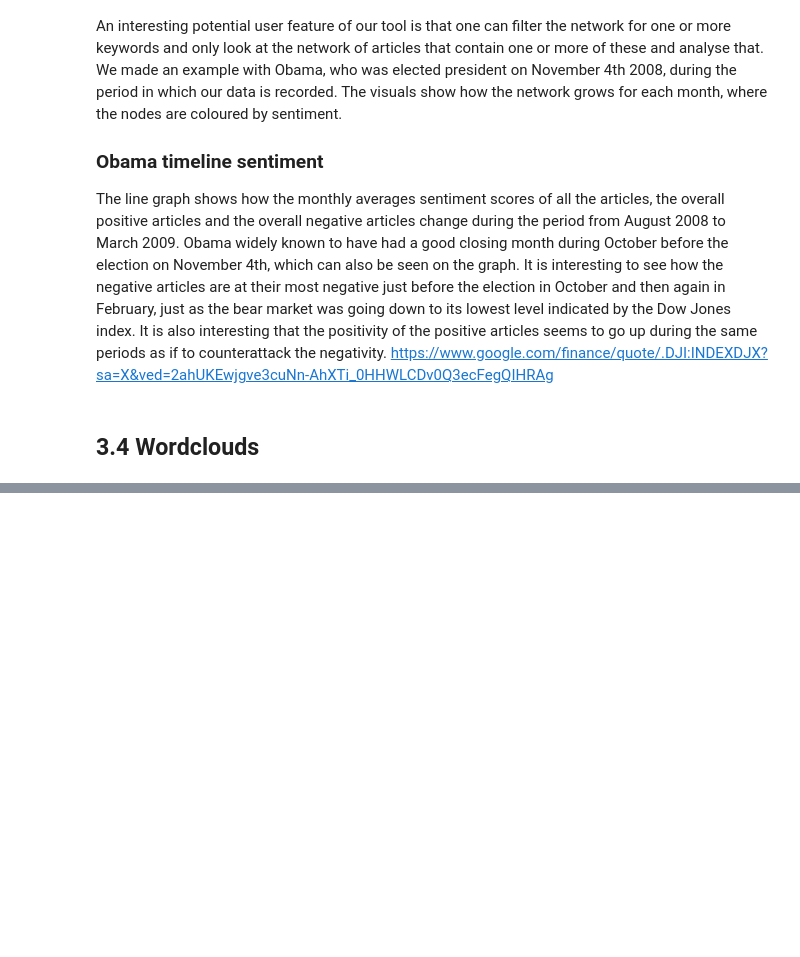
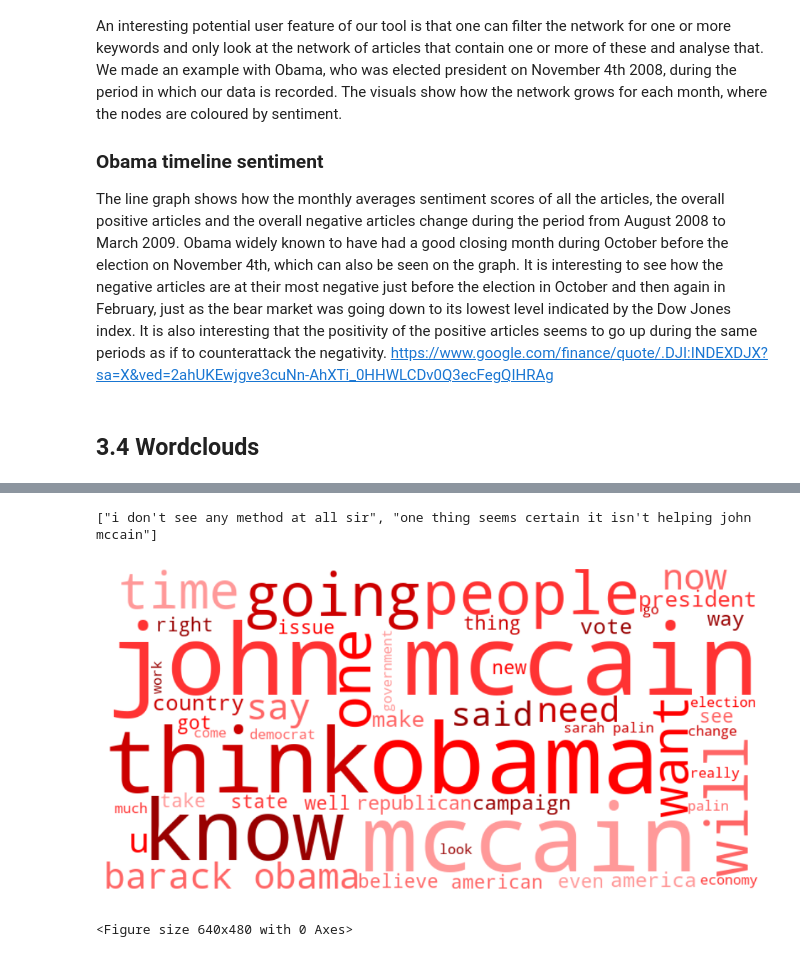
Before and after one commit to Morell1123/FinalProjectAssignment, a Jupyter notebook: Explainer_Notebook.ipynb, the cells around one changed output, grey strips where cells are left out. Drawn from its saved outputs; the diff is of its cells as text; code cells hidden in the pictures; blank space fills up the shorter version.

```diff
--- a/Explainer_Notebook.ipynb
+++ b/Explainer_Notebook.ipynb
@@ -487,0 +547,35 @@ https://www.google.com/finance/quote/.DJI:INDEXDJX?sa=X&ved=2ahUKEwjgve3cuNn-AhX
+# %%
+with open('mccain_subgraph.pickle', 'rb') as file:
+    G = pickle.load(file)
+
+# Get all "key phrases" node attribute values
+key_phrases_mccain = nx.get_node_attributes(G, 'key_phrases').values()
+key_phrases_mccain = list(set([phrase.lower() for phrases in key_phrases_mccain for phrase in phrases]))
+print(key_phrases_mccain[:2])
+
+flattened_string_mccain = ' '.join(key_phrases_mccain)
+
+# Import necessary packages
+from wordcloud import WordCloud, STOPWORDS
+import matplotlib.pyplot as plt
+import numpy as np
+import matplotlib.colors as mcolors
+import matplotlib as mpl
+
+colors = ['#ff0000', '#990000', '#cc0000', '#ff3333', '#ff6666', '#ff9999']
+cmap = mcolors.ListedColormap(colors)
+
+# Generate word cloud
+wordcloud = WordCloud(width=800, height=400, max_words=50, background_color='white', stopwords=STOPWORDS,
+                      min_font_size=10, max_font_size=150, colormap= cmap).generate(flattened_string_mccain)
+
+# Display the word cloud
+plt.figure(figsize=(12, 6))
+plt.imshow(wordcloud, interpolation='bilinear')
+plt.axis("off")
+plt.show()
+plt.savefig("visuals_for_website/mccain_wordcloud.png", dpi=400)
+# %% [output]
+["i don't see any method at all sir", "one thing seems certain it isn't helping john mccain"]
+[figure, added]
+<Figure size 640x480 with 0 Axes>
```
Also changed, not shown: parts of 5 cells of this notebook, 1 other file.
